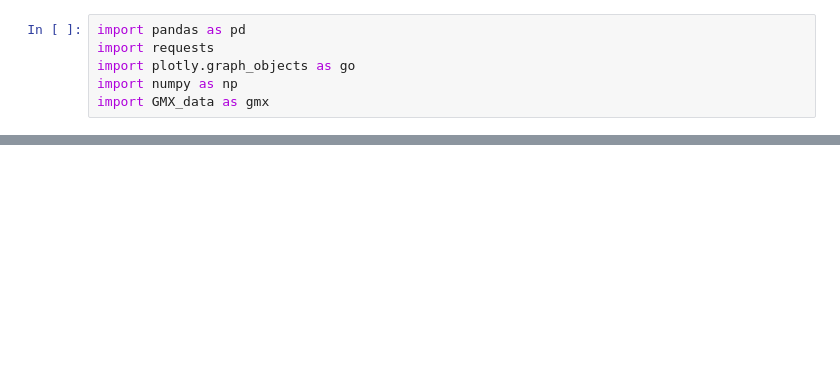
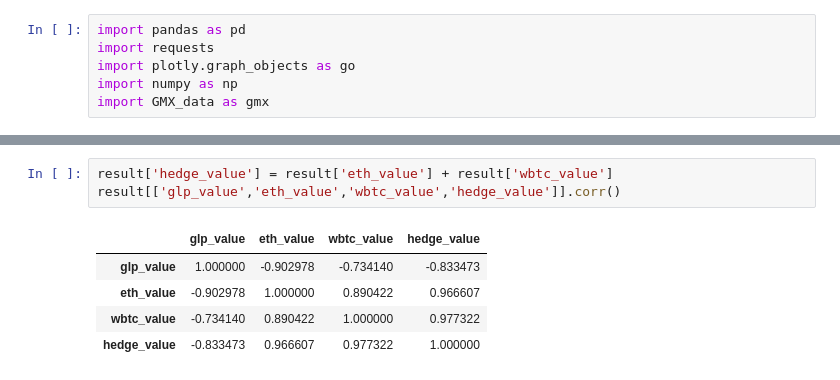
Before and after one commit to hanksong/hft_intern, a Jupyter notebook: GMX.ipynb, the cells around one changed output, grey strips where cells are left out. Cells and saved outputs as stored; diff of their text form; blank space fills up the shorter version.

```diff
--- a/GMX.ipynb
+++ b/GMX.ipynb
@@ -18,0 +40,9 @@ fig.show()
+# %%
+result['hedge_value'] = result['eth_value'] + result['wbtc_value']
+result[['glp_value','eth_value','wbtc_value','hedge_value']].corr()
+# %% [output]
+|  | glp_value | eth_value | wbtc_value | hedge_value |
+| glp_value | 1.000000 | -0.902978 | -0.734140 | -0.833473 |
+| eth_value | -0.902978 | 1.000000 | 0.890422 | 0.966607 |
+| wbtc_value | -0.734140 | 0.890422 | 1.000000 | 0.977322 |
+| hedge_value | -0.833473 | 0.966607 | 0.977322 | 1.000000 |
```
Also changed, not shown: parts of 8 cells of this notebook, 3 other files.
